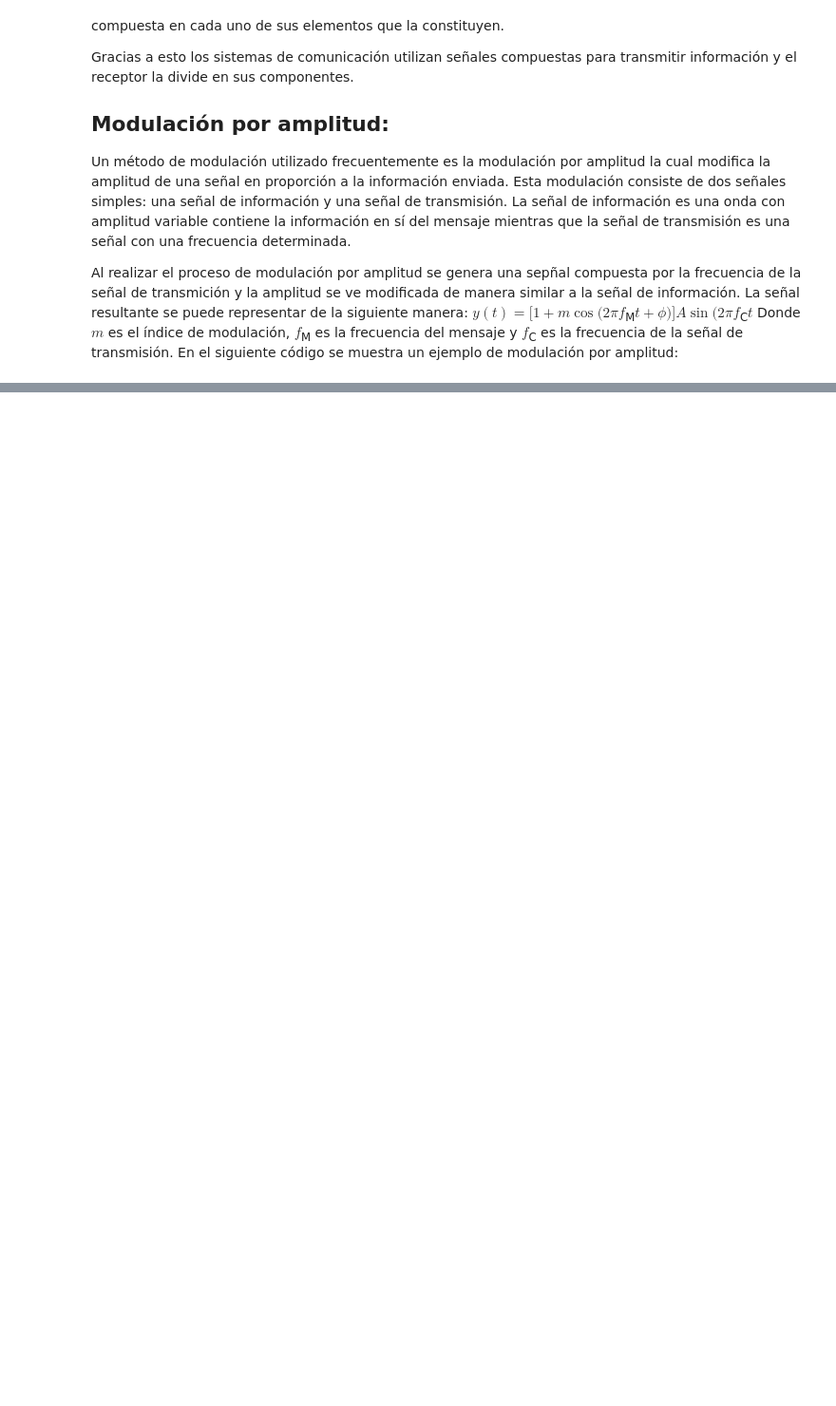
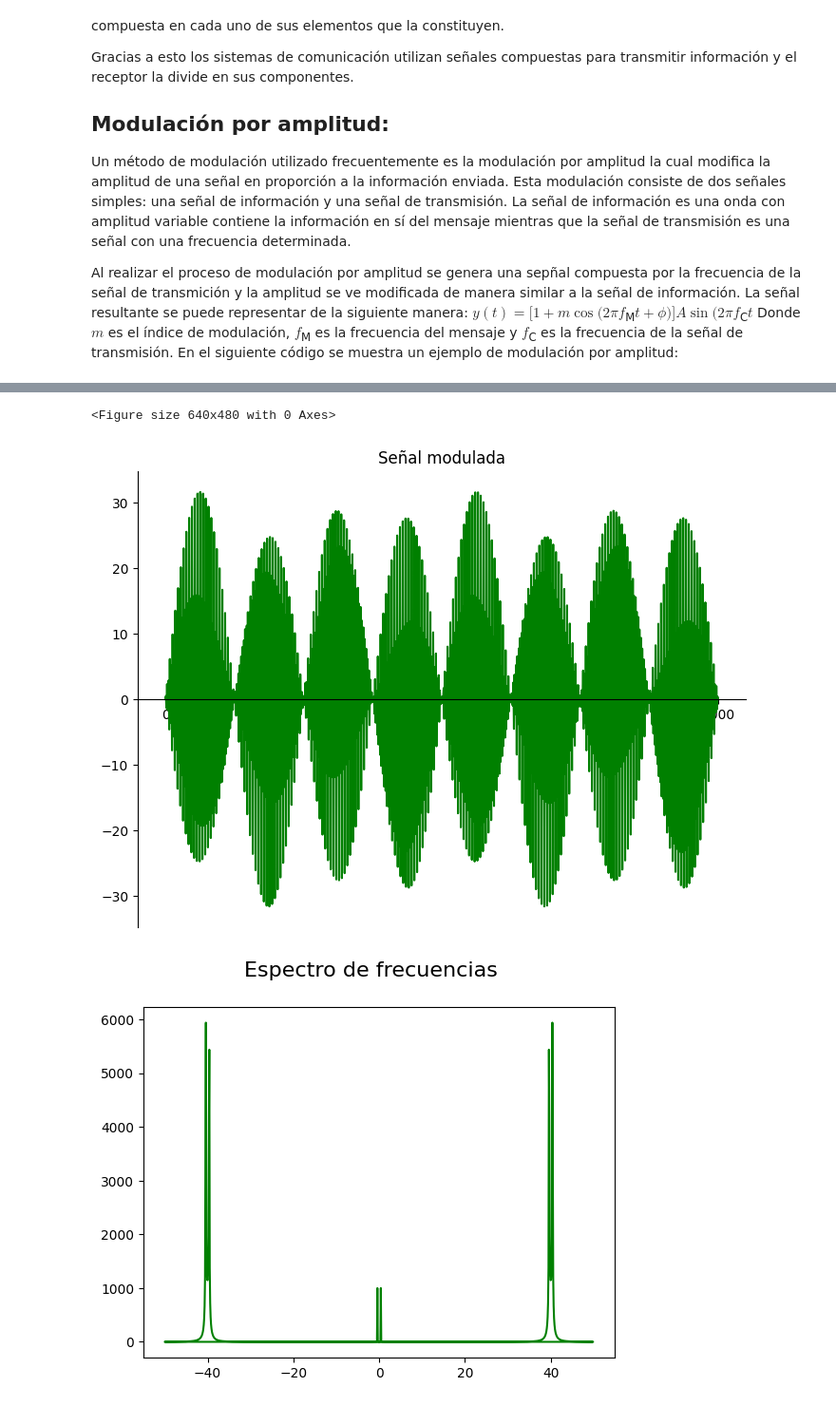
Before and after one commit to Setofnosets/Senoidales, a Jupyter notebook: Senoidales.ipynb, the cells around one changed output, grey strips where cells are left out. Shown at 95% size. Drawn from its saved outputs; the diff is of its cells as text; code cells hidden in the pictures; blank space fills up the shorter version.

Commit message:
Agregado Transformada de Fourier

```diff
--- a/Senoidales.ipynb
+++ b/Senoidales.ipynb
@@ -453,0 +443,49 @@ plt.show()
+# %%
+from math import sin, pi, cos
+import matplotlib.pyplot as plt
+from matplotlib.ticker import MultipleLocator, FormatStrFormatter
+from matplotlib.pyplot import figure
+import numpy as np
+
+#%matplotlib inline
+
+def sine_wave(A: float, f: float, phi: float, t:float) -> float:
+    return A*sin((2*pi*t*f) + phi)
+
+def mensaje(M: float, f: float, phi: float, t: float) -> float:
+    return M*sin((2*pi*t*f) + phi)
+
+def modulacion_amplitud(A: float, M: float, fc: float, fm: float, phi: float, t: float) -> float:
+    indice = M/A
+    return (1 + mensaje(indice, fm, phi, t))*sine_wave(A, fc, phi, t)
+
+def mostrar_grafica(y: list, title: str) -> None:
+    ax = plt.figure().add_axes([0,0,1,1])
+    ax.set_title(title)
+    ax.spines['bottom'].set_position('center')
+    ax.spines['right'].set_color('none')
+    ax.spines['top'].set_color('none')
+    plt.plot(y, 'g')
+
+
+x = np.linspace(0,1,1000)
+
+#Señal modulada
+modulada = [modulacion_amplitud(2,30,4000,400,0,tiempo) for tiempo in x]
+
+yf = np.fft.fft(modulada)
+xf = np.fft.fftfreq(len(yf), step)
+
+#Mostrar Graficas moduladas
+fig = plt.figure()
+mostrar_grafica(modulada, "Señal modulada")
+fig = plt.figure()
+#Transformada de Fourier
+plt.suptitle("Espectro de frecuencias", fontsize=16)
+plt.plot(xf, np.abs(yf), 'g')
+
+plt.show()
+# %% [output]
+<Figure size 640x480 with 0 Axes>
+[figure, added]
+[figure, added]
```
Also changed, not shown: parts of 2 cells of this notebook, 1 other file.
